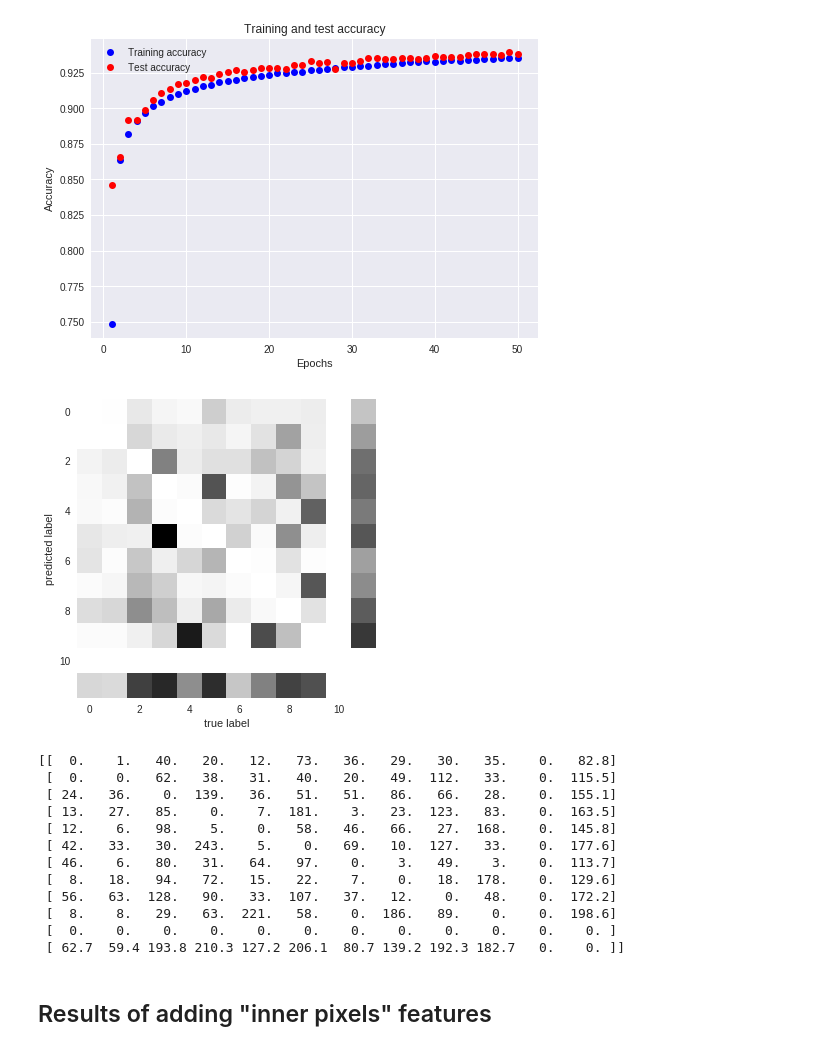
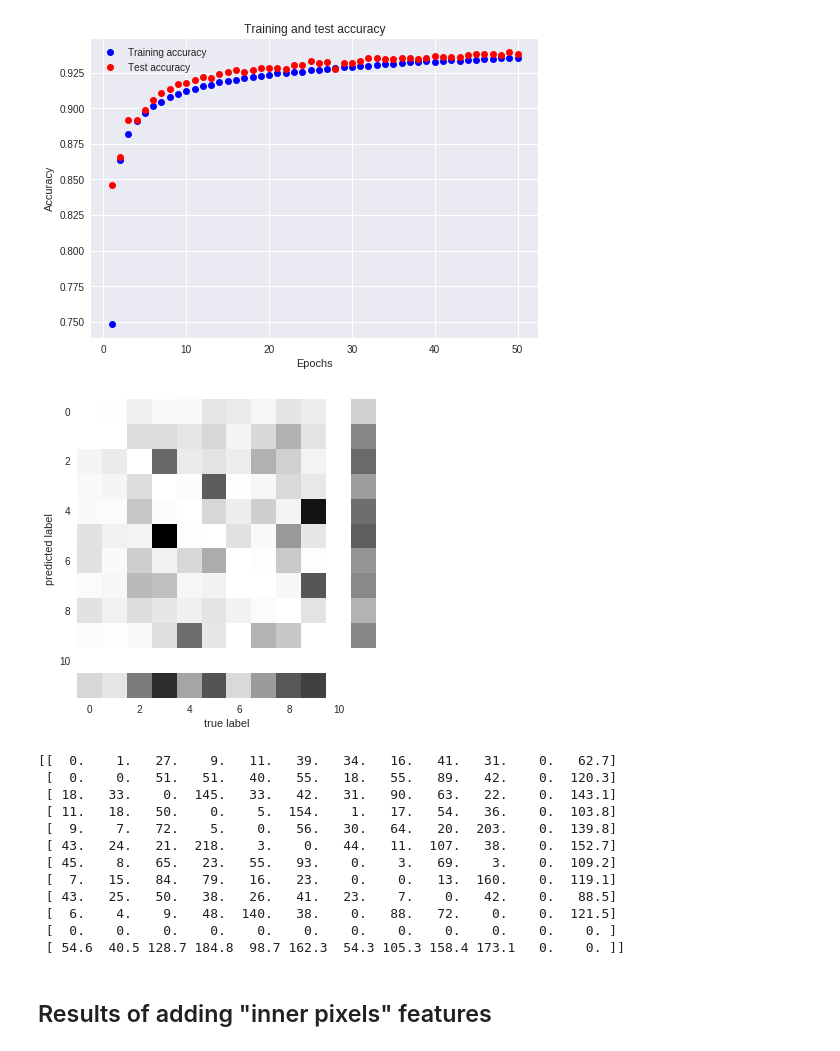
Before and after one commit to algo74/MLCourse, a Jupyter notebook: HW1/hw1_problem5.ipynb, the cells around one changed output. Drawn from its saved outputs; the diff is of its cells as text; code cells hidden in the pictures.

```diff
--- a/HW1/hw1_problem5.ipynb
+++ b/HW1/hw1_problem5.ipynb
@@ -560,22 +560,25 @@ plt.legend()
 plt.show()
 # %% [output]
 [figure]
-# %%
-showMiscl()
-# %% [output]
-[figure, removed]
-[[  0.    1.   40.   20.   12.   73.   36.   29.   30.   35.    0.   82.8]
- [  0.    0.   62.   38.   31.   40.   20.   49.  112.   33.    0.  115.5]
- [ 24.   36.    0.  139.   36.   51.   51.   86.   66.   28.    0.  155.1]
- [ 13.   27.   85.    0.    7.  181.    3.   23.  123.   83.    0.  163.5]
- [ 12.    6.   98.    5.    0.   58.   46.   66.   27.  168.    0.  145.8]
- [ 42.   33.   30.  243.    5.    0.   69.   10.  127.   33.    0.  177.6]
- [ 46.    6.   80.   31.   64.   97.    0.    3.   49.    3.    0.  113.7]
- [  8.   18.   94.   72.   15.   22.    7.    0.   18.  178.    0.  129.6]
- [ 56.   63.  128.   90.   33.  107.   37.   12.    0.   48.    0.  172.2]
- [  8.    8.   29.   63.  221.   58.    0.  186.   89.    0.    0.  198.6]
- [  0.    0.    0.    0.    0.    0.    0.    0.    0.    0.    0.    0. ]
- [ 62.7  59.4 193.8 210.3 127.2 206.1  80.7 139.2 192.3 182.7   0.    0. ]]
+# %%
+predicted_labels = np.argmax(network.predict(train_images), axis=1)
+predicted_labels = predicted_labels.astype('uint8')
+wrong_indices = [i for i in range(60000) if predicted_labels[i] != train_labels_original[i]]
+showMiscl()
+# %% [output]
+[figure, added]
+[[  0.    1.   27.    9.   11.   39.   34.   16.   41.   31.    0.   62.7]
+ [  0.    0.   51.   51.   40.   55.   18.   55.   89.   42.    0.  120.3]
+ [ 18.   33.    0.  145.   33.   42.   31.   90.   63.   22.    0.  143.1]
+ [ 11.   18.   50.    0.    5.  154.    1.   17.   54.   36.    0.  103.8]
+ [  9.    7.   72.    5.    0.   56.   30.   64.   20.  203.    0.  139.8]
+ [ 43.   24.   21.  218.    3.    0.   44.   11.  107.   38.    0.  152.7]
+ [ 45.    8.   65.   23.   55.   93.    0.    3.   69.    3.    0.  109.2]
+ [  7.   15.   84.   79.   16.   23.    0.    0.   13.  160.    0.  119.1]
+ [ 43.   25.   50.   38.   26.   41.   23.    7.    0.   42.    0.   88.5]
+ [  6.    4.    9.   48.  140.   38.    0.   88.   72.    0.    0.  121.5]
+ [  0.    0.    0.    0.    0.    0.    0.    0.    0.    0.    0.    0. ]
+ [ 54.6  40.5 128.7 184.8  98.7 162.3  54.3 105.3 158.4 173.1   0.    0. ]]
 # %% [markdown]
 ## Results of adding "inner pixels" features
 # %% [markdown]
```
